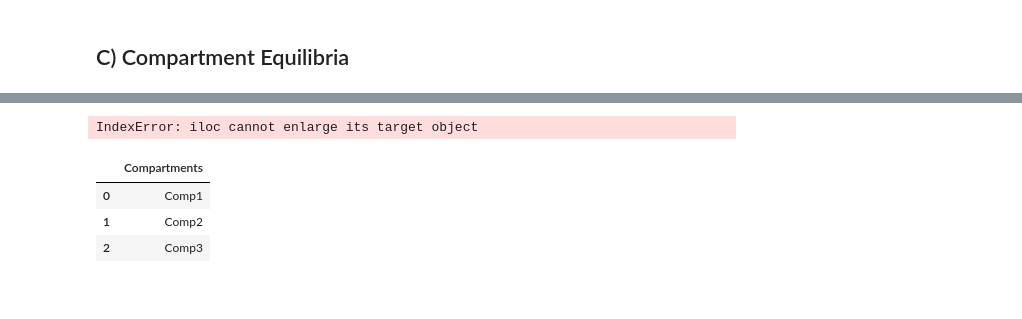
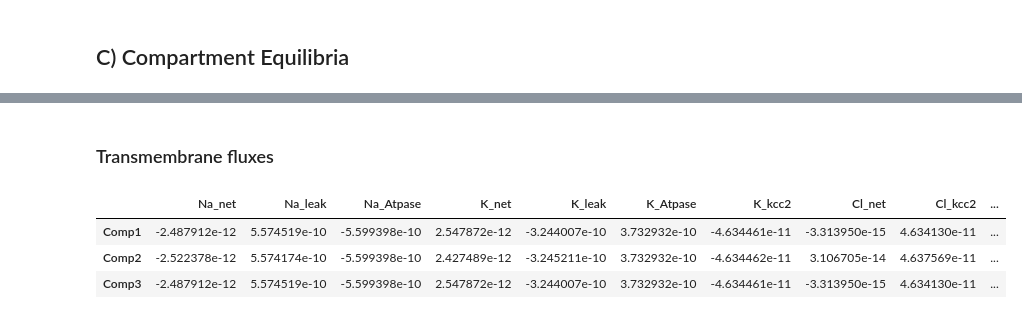
Before and after one commit to TrellixVulnTeam/MSc-Computational-Neuroscience-Repo_ZR8H, a Jupyter notebook: Multicompartment Trials/Graphing Notebook.ipynb, the cells around one changed output, grey strips where cells are left out. Saved outputs shown, nothing was run; the diff lists cells and outputs as text; code cells hidden in the pictures.

Commit message:
Data-frame addition to graphing

```diff
--- a/Multicompartment Trials/Graphing Notebook.ipynb
+++ b/Multicompartment Trials/Graphing Notebook.ipynb
@@ -1135,32 +1223,12 @@ btn_equilib.on_click(btn_equilib_clicked)
 [interactive output not drawn]
 [interactive output not drawn]
 [interactive output not drawn]
-# %%
-def get_df_flux_array(comp_name):
-
-
-
-
-
-
-
-df_flux = pd.DataFrame()
-df_flux['Compartments'] = comp_names_arr
-
-
-
-for i in range(len(comp_names_arr)):
-    df_flux.iloc[i,1] = (i+1)*10
-    #df_flux['d_Na_leak'][i] = (i+1)*10
-    #df_fluxes['Na_i Net']
-    #df_fluxes['Na_']
-    #df_fluxes
-# %% [output]
-IndexError: iloc cannot enlarge its target object
-# %%
-df_flux
-# %% [output]
-|  | Compartments |
-| 0 | Comp1 |
-| 1 | Comp2 |
-| 2 | Comp3 |
+# %% [markdown]
+### Transmembrane fluxes
+# %%
+df_end_flux
+# %% [output]
+|  | Na_net | Na_leak | Na_Atpase | K_net | K_leak | K_Atpase | K_kcc2 | Cl_net | Cl_kcc2 | ... |
+| Comp1 | -2.487912e-12 | 5.574519e-10 | -5.599398e-10 | 2.547872e-12 | -3.244007e-10 | 3.732932e-10 | -4.634461e-11 | -3.313950e-15 | 4.634130e-11 | ... |
+| Comp2 | -2.522378e-12 | 5.574174e-10 | -5.599398e-10 | 2.427489e-12 | -3.245211e-10 | 3.732932e-10 | -4.634462e-11 | 3.106705e-14 | 4.637569e-11 | ... |
+| Comp3 | -2.487912e-12 | 5.574519e-10 | -5.599398e-10 | 2.547872e-12 | -3.244007e-10 | 3.732932e-10 | -4.634461e-11 | -3.313950e-15 | 4.634130e-11 | ... |
```
Also changed, not shown: parts of 16 cells of this notebook, 2 other files.
